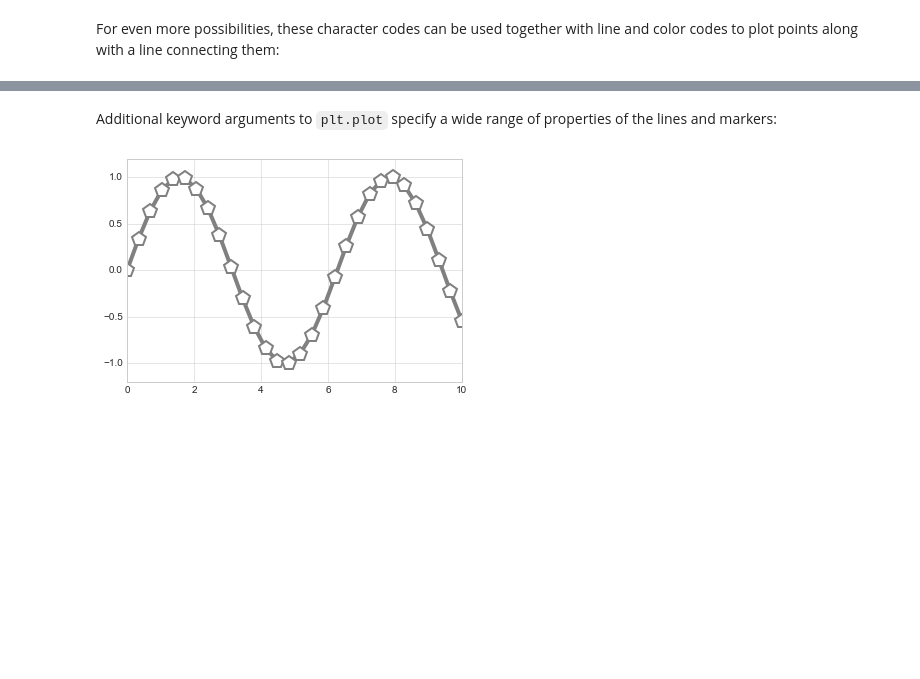
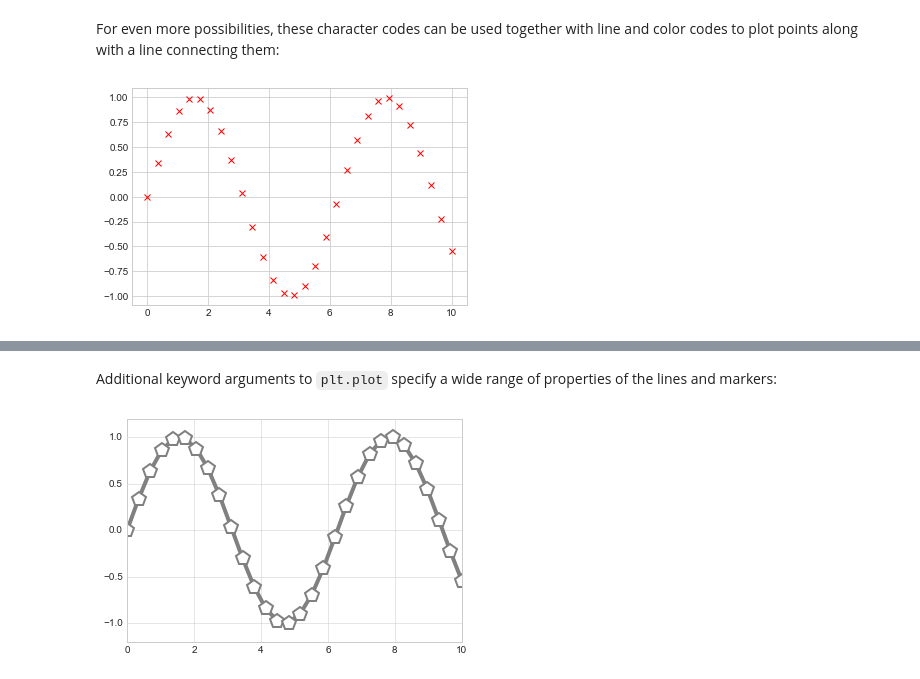
Before and after one commit to donnemartin/data-science-ipython-notebooks, a Jupyter notebook: matplotlib/04.02-Simple-Scatter-Plots.ipynb, the cells around one changed output, grey strips where cells are left out. Drawn from its saved outputs; the diff is of its cells as text; code cells hidden in the pictures; blank space fills up the shorter version.

```diff
--- a/matplotlib/04.02-Simple-Scatter-Plots.ipynb
+++ b/matplotlib/04.02-Simple-Scatter-Plots.ipynb
@@ -46,5 +39,12 @@ plt.xlim(0, 1.8);
 # %% [markdown]
 For even more possibilities, these character codes can be used together with line and color codes to plot points along with a line connecting them:
+# %%
+x = np.linspace(0, 10, 30)
+y = np.sin(x)
+
+plt.plot(x, y, 'x', color='red');
+# %% [output]
+[figure, added]
 # %%
 plt.plot(x, y, '-ok');
 # %% [output]
```
Also changed, not shown: parts of 3 cells of this notebook.
